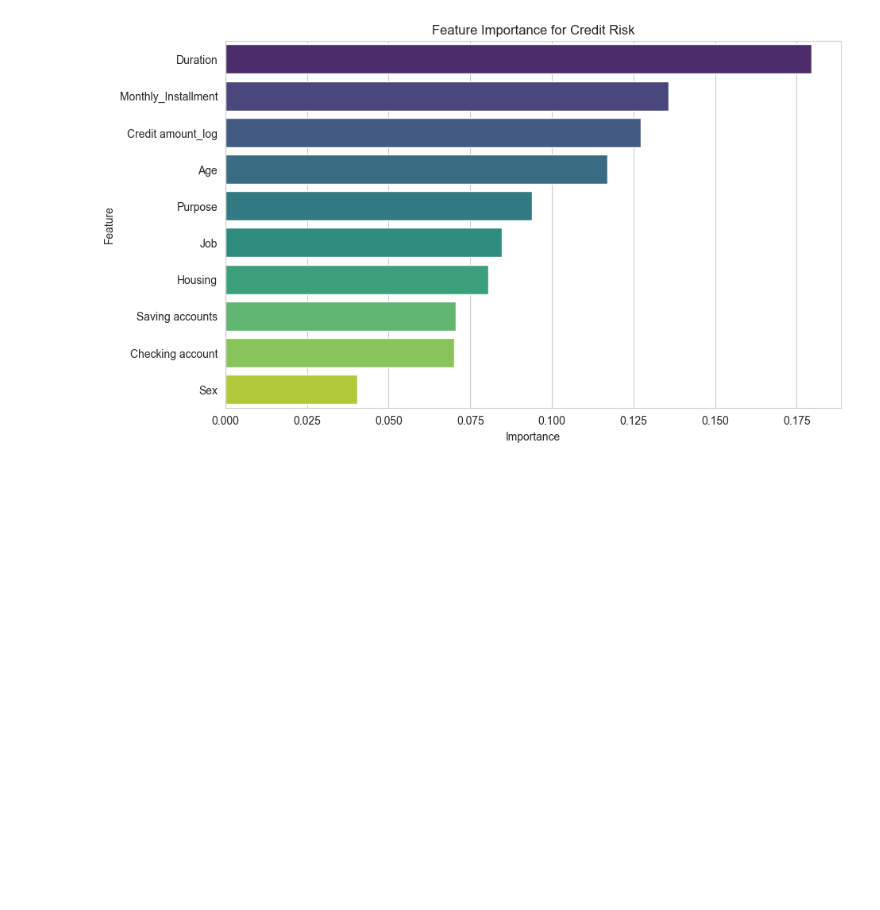
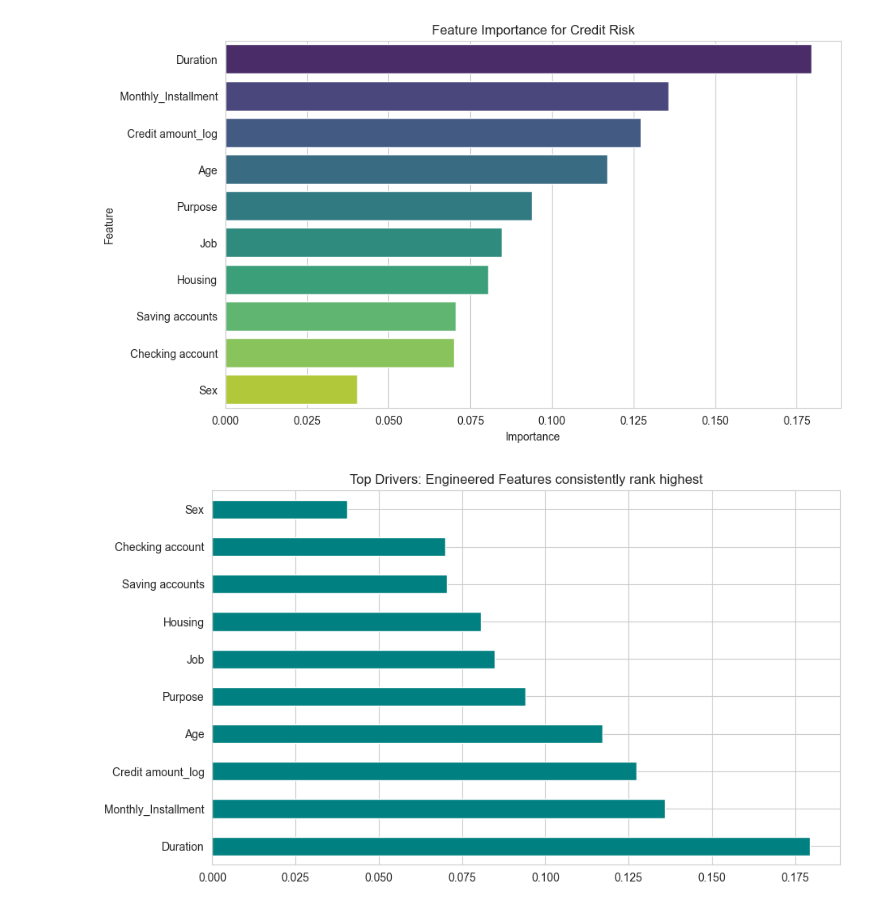
Before and after one commit to chabuzy/credit_risk, a Jupyter notebook: analysis.ipynb, the cells around one changed output. Drawn from its saved outputs; the diff is of its cells as text; code cells hidden in the pictures; blank space fills up the shorter version.

```diff
--- a/analysis.ipynb
+++ b/analysis.ipynb
@@ -467,36 +467,3 @@ Passing `palette` without assigning `hue` is deprecated and will be removed in v
 
   ax = sns.barplot(
 [figure]
-# %%
-import matplotlib.pyplot as plt
-import seaborn as sns
-
-# Combine Housing and Job into one label for the X-axis
-high_risk_df['Segment'] = high_risk_df['Housing'] + " - Job " + high_risk_df['Job'].astype(str)
-
-plt.figure(figsize=(12, 6))
-sns.set_style("whitegrid")
-
-# Create the bar plot
-ax = sns.barplot(
-    data=high_risk_df,
-    x='Default_Rate_Percentage',
-    y='Segment',
-    palette='Reds_r'
-)
-
-# Add a vertical line at 40% to show the "Danger Zone" threshold
-plt.axvline(40, color='black', linestyle='--', label='Risk Threshold (40%)')
-
-plt.title('⚠️ High-Risk Segments: Housing & Job Combinations', fontsize=16, pad=20)
-plt.xlabel('Default Rate (%)', fontsize=12)
-plt.ylabel('Segment (Housing - Job Type)', fontsize=12)
-plt.legend()
-
-# Add labels to bars
-for i in ax.containers:
-    ax.bar_label(i, fmt='%.1f%%', padding=5)
-
-plt.tight_layout()
-plt.savefig('strategic_insight_1.png')
-plt.show()
@@ -606,3 +571,17 @@ Passing `palette` without assigning `hue` is deprecated and will be removed in v
 
   sns.barplot(x='Importance', y='Feature', data=feature_importance_df, palette='viridis')
 [figure]
+# %%
+# In your notebook:
+# Visualizing that our engineered features (Monthly_Installment, Credit_log)
+# actually show up in the top importance.
+importances = best_et.feature_importances_
+feature_names = X.columns
+feat_imp = pd.Series(importances, index=feature_names).sort_values(ascending=False)
+
+plt.figure(figsize=(10,6))
+feat_imp.plot(kind='barh', color='teal')
+plt.title('Top Drivers: Engineered Features consistently rank highest')
+plt.show()
+# %% [output]
+[figure, added]
```
Also changed, not shown: parts of 1 cell of this notebook, 1 other file.
